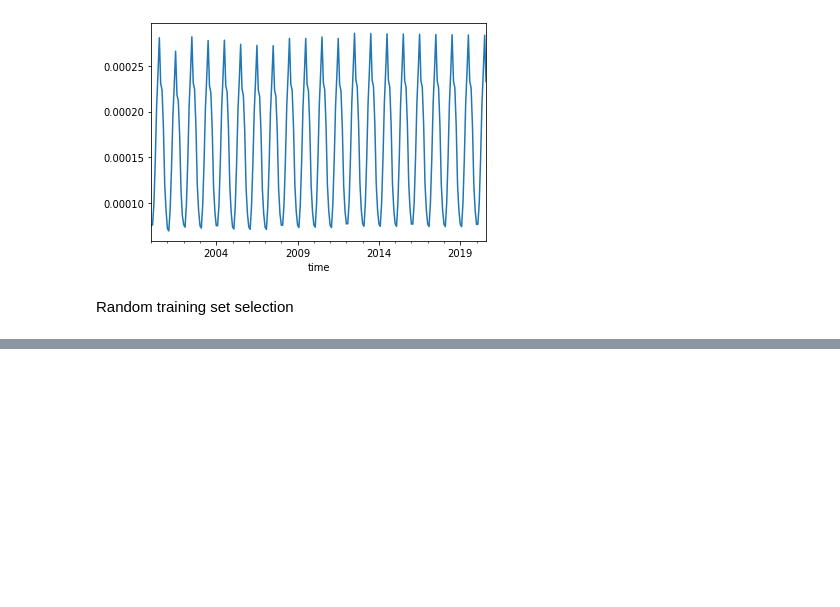
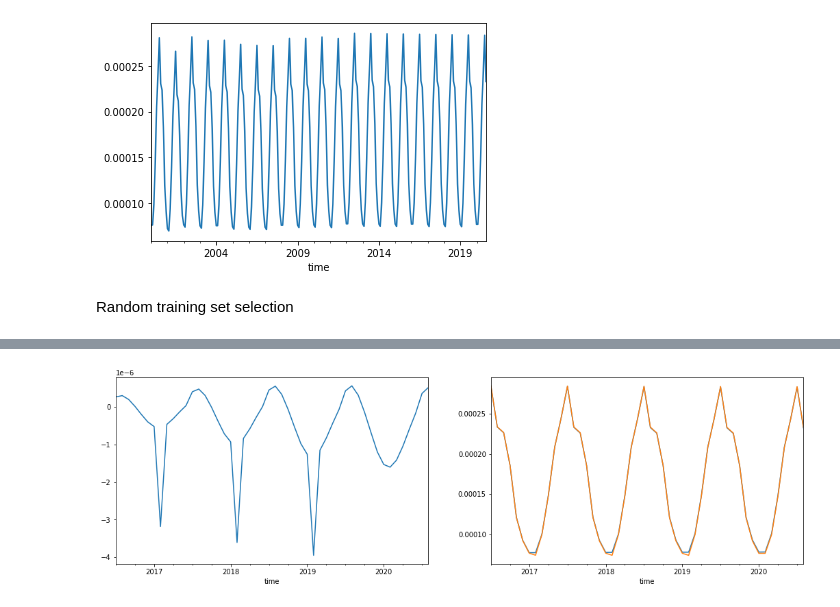
Before and after one commit to samuelexferri/unibg-statistic2, a Jupyter notebook: notebooks/nh3-random-cross-validation.ipynb, the cells around one changed output, grey strips where cells are left out. Drawn from its saved outputs; the diff is of its cells as text; code cells hidden in the pictures; blank space fills up the shorter version.

```diff
--- a/notebooks/nh3-random-cross-validation.ipynb
+++ b/notebooks/nh3-random-cross-validation.ipynb
@@ -50,25 +50,30 @@ def random_cross_validation(ts, order, seasonal_order, times=1, verbose=False):
     aics = []
     bics = []
     rmses = []
+    sses = []
+    mses = []
 
     for i in range(times):
-        train_months = 120
+        train_months = 180
         validation_months = 12
         train_data, validation_data = random_training_validation_window(nh3, train_months/len(nh3), validation_months)
 
         assert(len(train_data) == train_months)
         assert(len(validation_data) == validation_months)
 
-        model = ARIMA(endog=train_data, order=order, ).fit()
+        model = ARIMA(endog=train_data, order=order, seasonal_order=seasonal_order).fit()
 
-        aics.append(model.aic)
+        aics.append(model.aicc)
         bics.append(model.bic)
 
         predictions, errors = multiple_forecasts(model=model, ts=validation_data, times=len(validation_data), refit=False)
         rmse = np.sqrt(np.mean(((predictions - validation_data.values) ** 2)))
         rmses.append(rmse)
 
-    return np.mean(rmses), np.mean(aics), np.mean(bics)
+        sses.append(model.sse)
+        mses.append(model.mse)
+
+    return np.mean(rmses), np.mean(aics), np.mean(bics), np.mean(sses),  np.mean(mses)
 # %%
 import numpy as np
 
@@ -197,0 +232,18 @@ min_rmse_model
+# %%
+import pandas as pd
+
+train_data, validation_data = utils.ts_train_test_split(nh3, .8)
+validation_data = validation_data
+
+best_model = ARIMA(train_data, order=min_aic_model['order'], seasonal_order=min_aic_model['seasonal_order']).fit()
+predictions, errors = multiple_forecasts(model=best_model, ts=validation_data, times=len(validation_data), refit=False)
+
+fig, axs = plt.subplots(nrows=1, ncols=2, figsize=(18,5))
+
+pd.Series(errors, index=validation_data.index).plot(ax=axs[0])
+
+pd.Series(predictions, index=validation_data.index).plot(ax=axs[1])
+validation_data.plot(ax=axs[1])
+plt.show()
+# %% [output]
+[figure, added]
```
Also changed, not shown: parts of 21 cells of this notebook.
